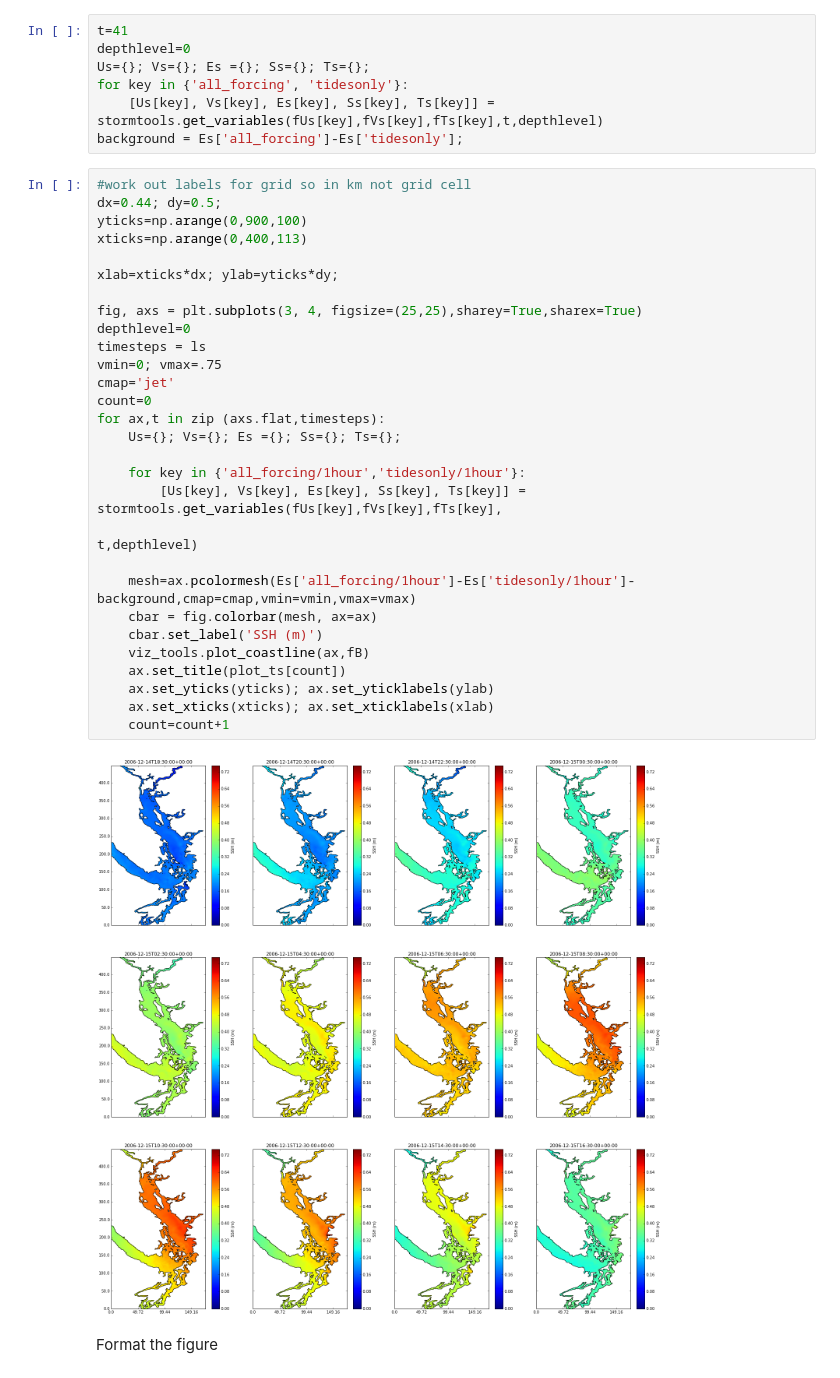
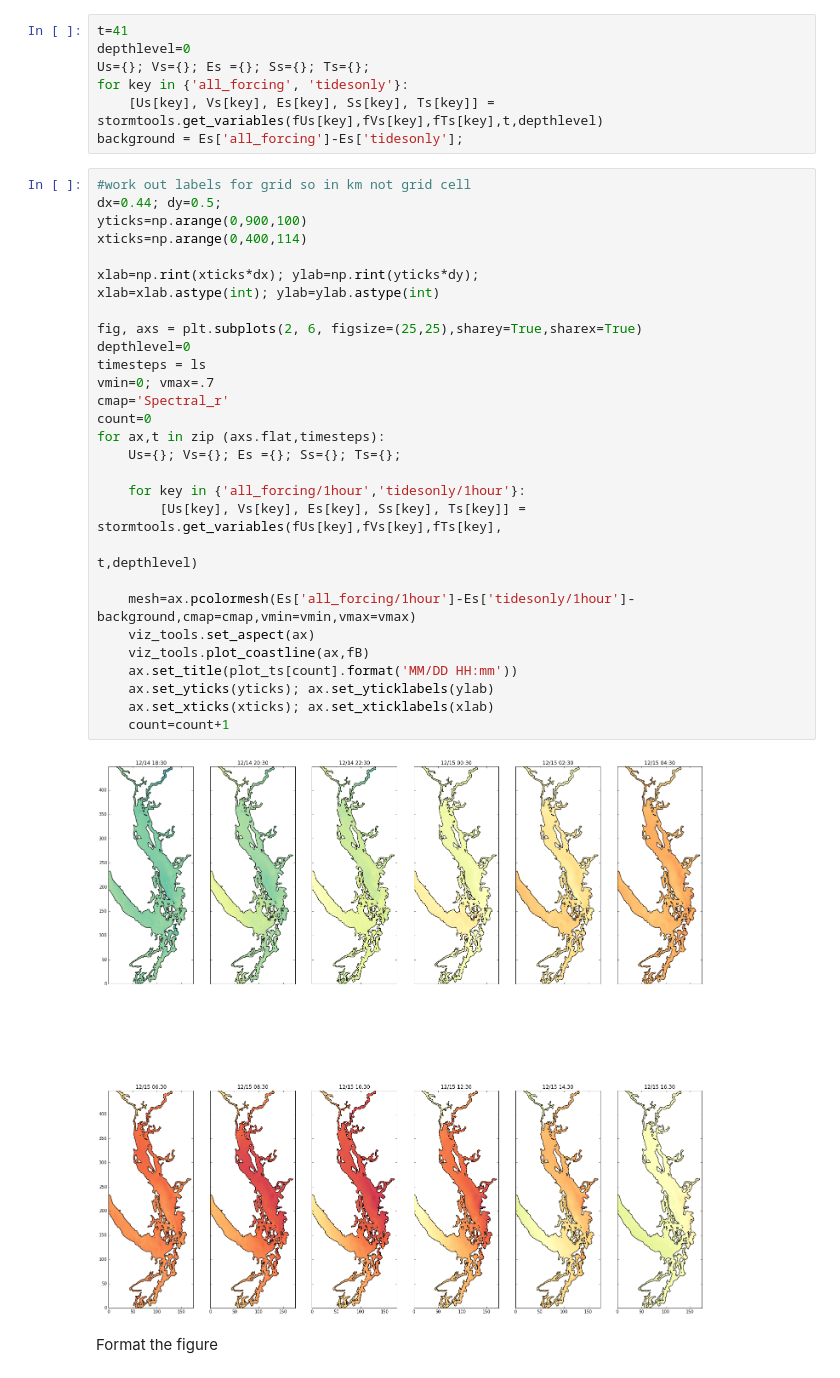
Before and after one commit to SalishSeaCast/storm-surge, a Jupyter notebook: FigureScripts/Dec 2006 - spatial extent.ipynb, the cells around one changed output. Drawn from its saved outputs; the diff is of its cells as text.

Commit message:
Finished spatial extent of surge plot

```diff
--- a/FigureScripts/Dec 2006 - spatial extent.ipynb
+++ b/FigureScripts/Dec 2006 - spatial extent.ipynb
@@ -59,33 +59,33 @@ background = Es['all_forcing']-Es['tidesonly'];
 # %%
 #work out labels for grid so in km not grid cell
 dx=0.44; dy=0.5;
 yticks=np.arange(0,900,100)
-xticks=np.arange(0,400,113)
+xticks=np.arange(0,400,114)
 
-xlab=xticks*dx; ylab=yticks*dy;
+xlab=np.rint(xticks*dx); ylab=np.rint(yticks*dy);
+xlab=xlab.astype(int); ylab=ylab.astype(int)
 
-fig, axs = plt.subplots(3, 4, figsize=(25,25),sharey=True,sharex=True)
+fig, axs = plt.subplots(2, 6, figsize=(25,25),sharey=True,sharex=True)
 depthlevel=0
 timesteps = ls
-vmin=0; vmax=.75
-cmap='jet'
+vmin=0; vmax=.7
+cmap='Spectral_r'
 count=0
 for ax,t in zip (axs.flat,timesteps):
     Us={}; Vs={}; Es ={}; Ss={}; Ts={};
 
     for key in {'all_forcing/1hour','tidesonly/1hour'}:
         [Us[key], Vs[key], Es[key], Ss[key], Ts[key]] = stormtools.get_variables(fUs[key],fVs[key],fTs[key],
                                                                                  t,depthlevel)
 
     mesh=ax.pcolormesh(Es['all_forcing/1hour']-Es['tidesonly/1hour']-background,cmap=cmap,vmin=vmin,vmax=vmax)
-    cbar = fig.colorbar(mesh, ax=ax)
-    cbar.set_label('SSH (m)')
+    viz_tools.set_aspect(ax)
     viz_tools.plot_coastline(ax,fB)
-    ax.set_title(plot_ts[count])
+    ax.set_title(plot_ts[count].format('MM/DD HH:mm'))
     ax.set_yticks(yticks); ax.set_yticklabels(ylab)
     ax.set_xticks(xticks); ax.set_xticklabels(xlab)
     count=count+1
 # %% [output]
-[figure, old version]
+[figure, new version]
 # %% [markdown]
 Format the figure
```
Also changed, not shown: parts of 3 cells of this notebook, 3 other files.
